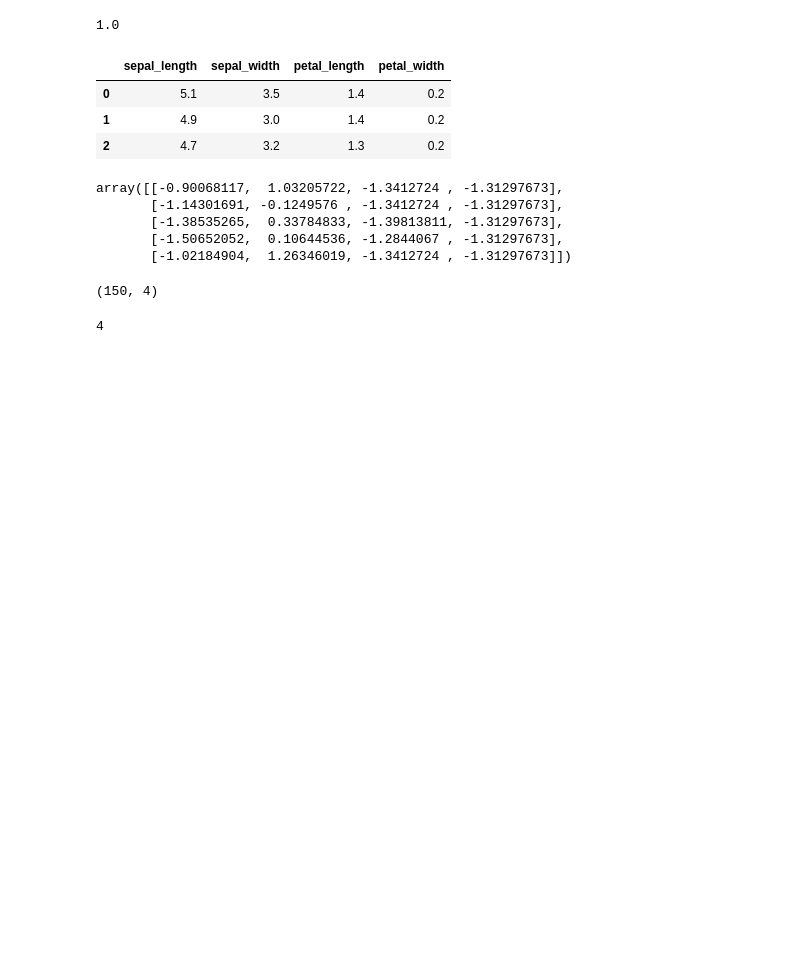
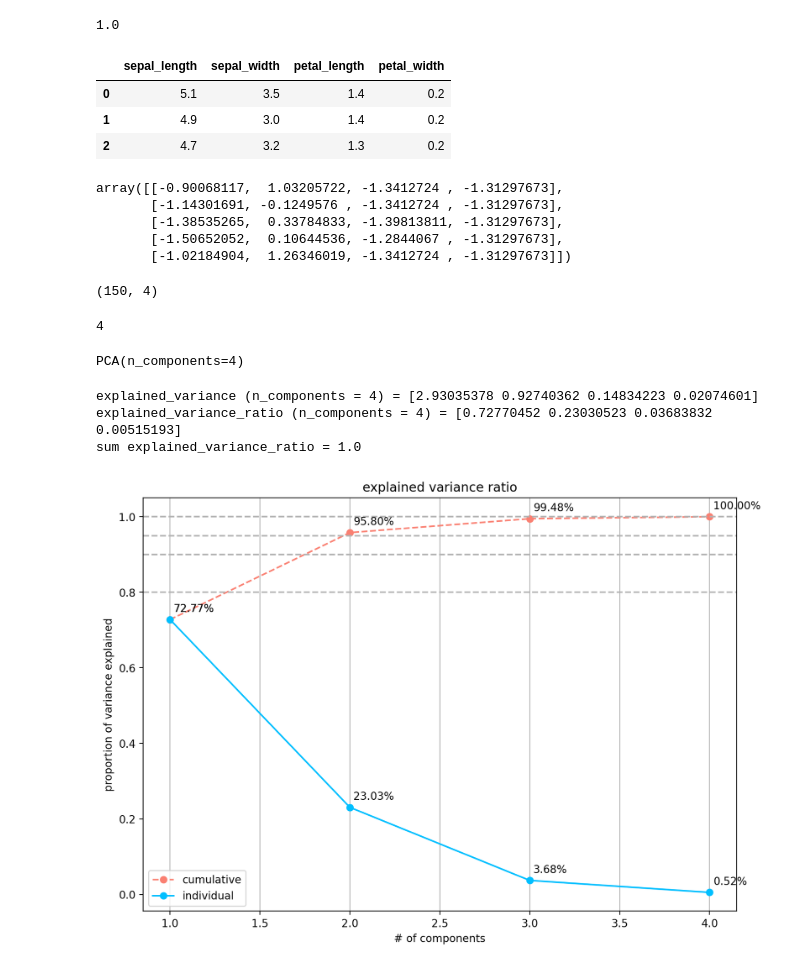
Before and after one commit to pNatTueku/ml_learning_with_ajprasertcbs, a Jupyter notebook: notebooks/pca_iris.ipynb, the cells around one changed output. Drawn from its saved outputs; the diff is of its cells as text; code cells hidden in the pictures; blank space fills up the shorter version.

```diff
--- a/notebooks/pca_iris.ipynb
+++ b/notebooks/pca_iris.ipynb
@@ -298,3 +298,18 @@ X_t.shape
 X_t.shape[1]
 # %% [output]
 4
+# %%
+pca = PCA(n_components = X_t.shape[1])
+# pca = PCA(n_components=2)
+pca
+# %% [output]
+PCA(n_components=4)
+# %%
+pca.fit_transform(X_t)
+print(f'explained_variance (n_components = {pca.n_components}) = {pca.explained_variance_}') # Eigenvalues
+print(f'explained_variance_ratio (n_components = {pca.n_components}) = {pca.explained_variance_ratio_}')
+print(f'sum explained_variance_ratio = {np.sum(pca.explained_variance_ratio_)}')
+# %% [output]
+explained_variance (n_components = 4) = [2.93035378 0.92740362 0.14834223 0.02074601]
+explained_variance_ratio (n_components = 4) = [0.72770452 0.23030523 0.03683832 0.00515193]
+sum explained_variance_ratio = 1.0
@@ -300,0 +359,6 @@ X_t.shape[1]
+# %%
+# def scree_plot(X, n_components, with_cumulative = False, show_data_label = False, figsize = (10, 7)):
+
+scree_plot(X, 4, True, True)
+# %% [output]
+[figure, added]
```
Also changed, not shown: parts of 38 cells of this notebook.
